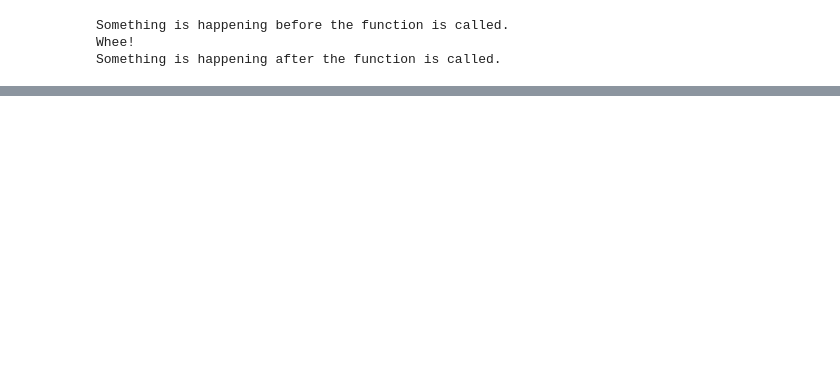
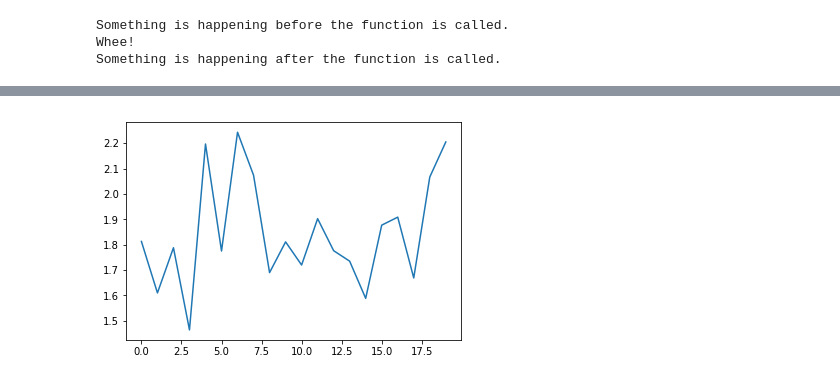
Before and after one commit to msinno01/ResidueDepth, a Jupyter notebook: water_box.ipynb, the cells around one changed output, grey strips where cells are left out. Saved outputs shown, nothing was run; the diff lists cells and outputs as text; code cells hidden in the pictures; blank space fills up the shorter version.

```diff
--- a/water_box.ipynb
+++ b/water_box.ipynb
@@ -609,0 +811,5 @@ SpearmanrResult(correlation=0.8890856208364625, pvalue=0.0)
+# %%
+plt.plot(np.arange(len(coefs)),coefs)
+plt.show()
+# %% [output]
+[figure, added]
```
Also changed, not shown: parts of 26 cells of this notebook, 5 other files.
